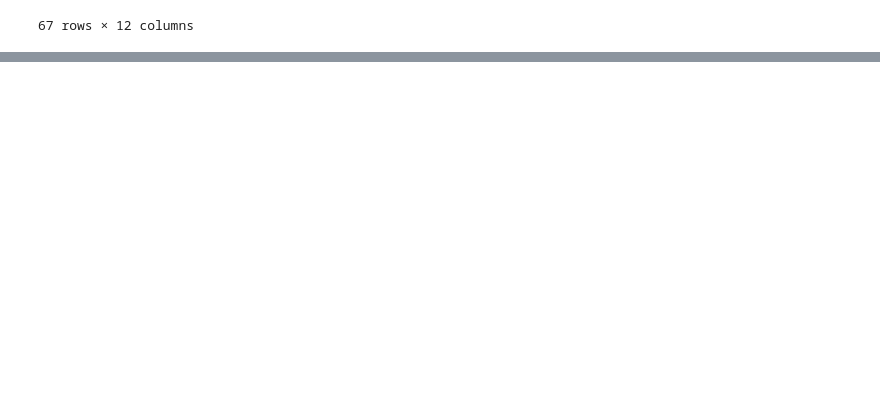
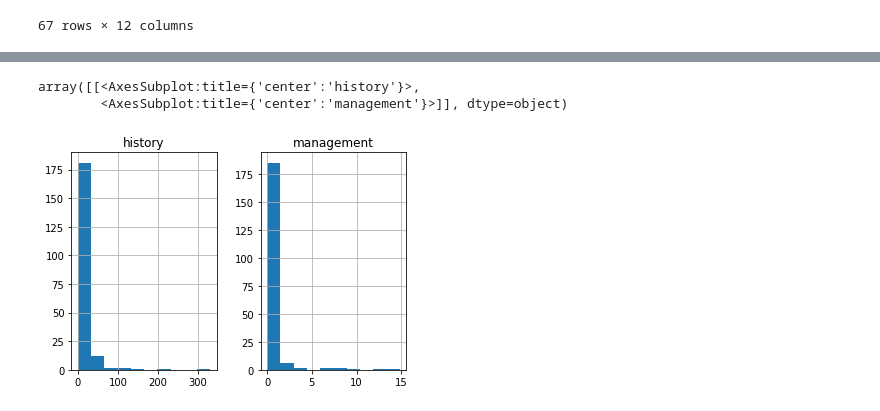
Before and after one commit to jayantxchauhan/food-production-analysis-research-paper, a Jupyter notebook: files/data-science/software-engineering/explore-github-dataset.ipynb, the cells around one changed output, grey strips where cells are left out. Saved outputs shown, nothing was run; the diff lists cells and outputs as text; code cells hidden in the pictures; blank space fills up the shorter version.

```diff
--- a/files/data-science/software-engineering/explore-github-dataset.ipynb
+++ b/files/data-science/software-engineering/explore-github-dataset.ipynb
@@ -175,0 +185,8 @@ df.loc[lambda df: df['stars'] > 25]
+# %%
+# create a histogram plot of attributes in the data frame
+df = validation_data
+df.hist(column=["history", "management"])
+# %% [output]
+array([[<AxesSubplot:title={'center':'history'}>,
+        <AxesSubplot:title={'center':'management'}>]], dtype=object)
+[figure, added]
```
Also changed, not shown: parts of 4 cells of this notebook, 2 other files.
